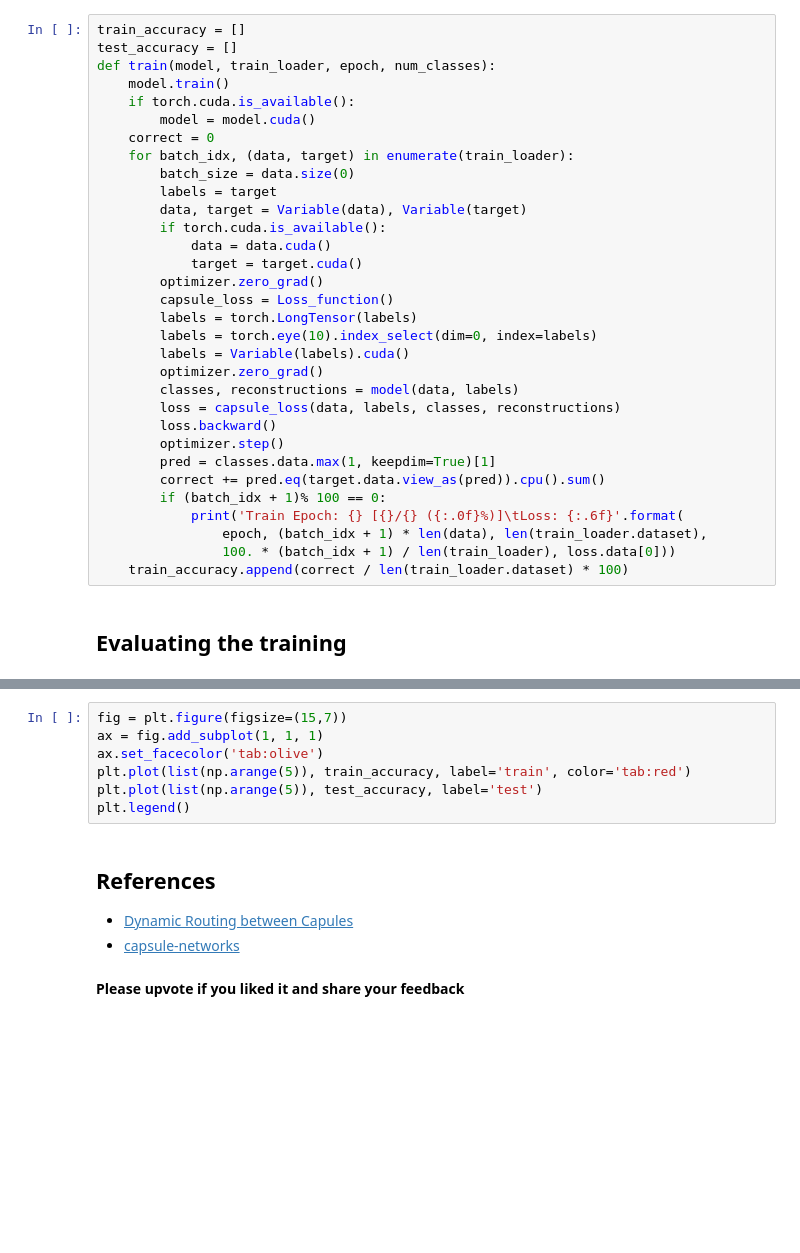
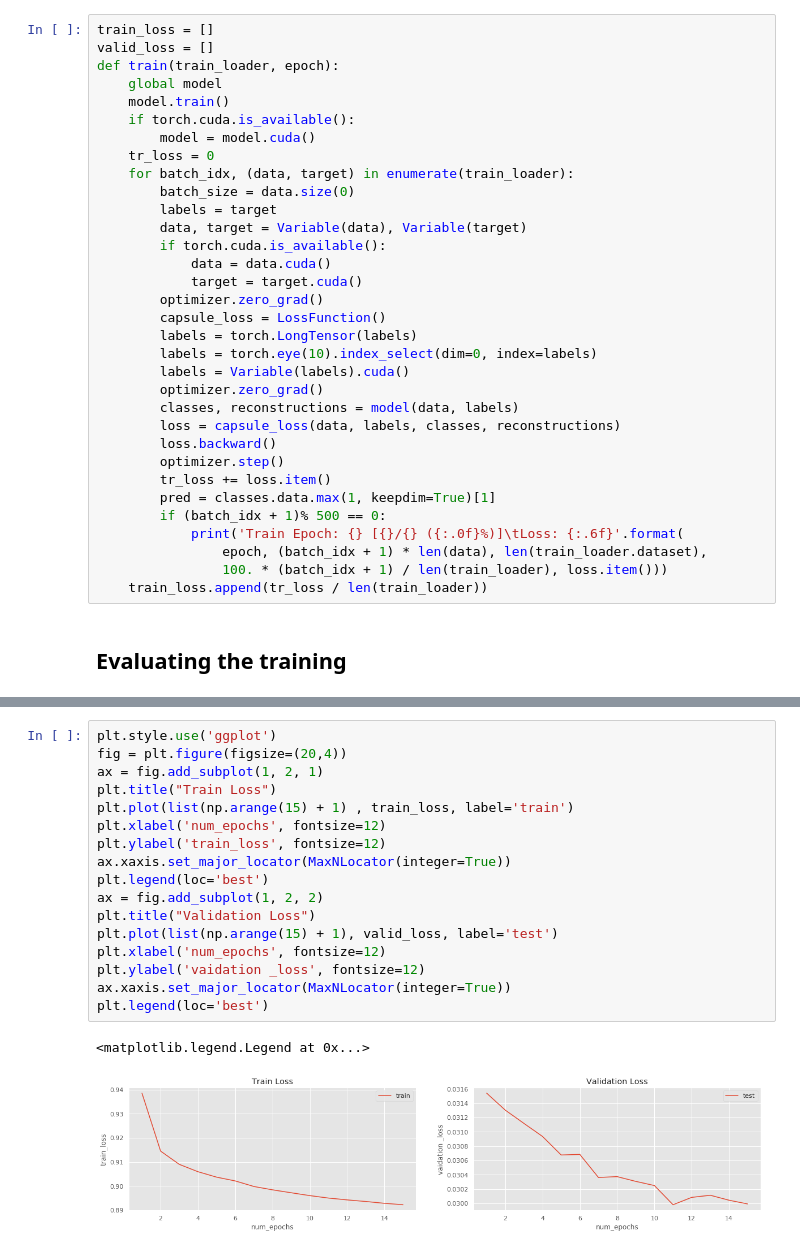
Before and after one commit to PyExtreme/Hacking-the-Capsule-Network, a Jupyter notebook: capsule networks.ipynb, the cells around one changed output, grey strips where cells are left out. Saved outputs shown, nothing was run; the diff lists cells and outputs as text; blank space fills up the shorter version.

```diff
--- a/capsule networks.ipynb
+++ b/capsule networks.ipynb
@@ -282,13 +303,14 @@ class Loss_function(nn.Module):
 # %% [markdown]
 # Training Capsule Network
 # %%
-train_accuracy = []
-test_accuracy = []
-def train(model, train_loader, epoch, num_classes):
+train_loss = []
+valid_loss = []
+def train(train_loader, epoch):
+    global model
     model.train()
     if torch.cuda.is_available():
         model = model.cuda()
-    correct = 0
+    tr_loss = 0
     for batch_idx, (data, target) in enumerate(train_loader):
         batch_size = data.size(0)
         labels = target
@@ -297,7 +319,7 @@ def train(model, train_loader, epoch, num_classes):
             data = data.cuda()
             target = target.cuda()
         optimizer.zero_grad()
-        capsule_loss = Loss_function()
+        capsule_loss = LossFunction()
         labels = torch.LongTensor(labels)
         labels = torch.eye(10).index_select(dim=0, index=labels)
         labels = Variable(labels).cuda()
@@ -306,13 +328,13 @@ def train(model, train_loader, epoch, num_classes):
         loss = capsule_loss(data, labels, classes, reconstructions)
         loss.backward()
         optimizer.step()
+        tr_loss += loss.item()
         pred = classes.data.max(1, keepdim=True)[1]
-        correct += pred.eq(target.data.view_as(pred)).cpu().sum()
-        if (batch_idx + 1)% 100 == 0:
+        if (batch_idx + 1)% 500 == 0:
             print('Train Epoch: {} [{}/{} ({:.0f}%)]\tLoss: {:.6f}'.format(
                 epoch, (batch_idx + 1) * len(data), len(train_loader.dataset),
-                100. * (batch_idx + 1) / len(train_loader), loss.data[0]))
-    train_accuracy.append(correct / len(train_loader.dataset) * 100)
+                100. * (batch_idx + 1) / len(train_loader), loss.item()))
+    train_loss.append(tr_loss / len(train_loader))
 # %% [markdown]
 ## Evaluating the training
 # %%
@@ -351,14 +413,20 @@ for epoch in range(n_epochs):
-# %%
-fig = plt.figure(figsize=(15,7))
-ax = fig.add_subplot(1, 1, 1)
-ax.set_facecolor('tab:olive')
-plt.plot(list(np.arange(5)), train_accuracy, label='train', color='tab:red')
-plt.plot(list(np.arange(5)), test_accuracy, label='test')
-plt.legend()
-# %% [markdown]
-## References
-
-* [Dynamic Routing between Capules](https://arxiv.org/pdf/1710.09829.pdf)
-* [capsule-networks](https://github.com/gram-ai/capsule-networks)
-# %% [markdown]
-**Please upvote if you liked it and share your feedback**
+# %%
+plt.style.use('ggplot')
+fig = plt.figure(figsize=(20,4))
+ax = fig.add_subplot(1, 2, 1)
+plt.title("Train Loss")
+plt.plot(list(np.arange(15) + 1) , train_loss, label='train')
+plt.xlabel('num_epochs', fontsize=12)
+plt.ylabel('train_loss', fontsize=12)
+ax.xaxis.set_major_locator(MaxNLocator(integer=True))
+plt.legend(loc='best')
+ax = fig.add_subplot(1, 2, 2)
+plt.title("Validation Loss")
+plt.plot(list(np.arange(15) + 1), valid_loss, label='test')
+plt.xlabel('num_epochs', fontsize=12)
+plt.ylabel('vaidation _loss', fontsize=12)
+ax.xaxis.set_major_locator(MaxNLocator(integer=True))
+plt.legend(loc='best')
+# %% [output]
+<matplotlib.legend.Legend at 0x...>
+[figure, added]
```
Also changed, not shown: parts of 13 cells of this notebook.
